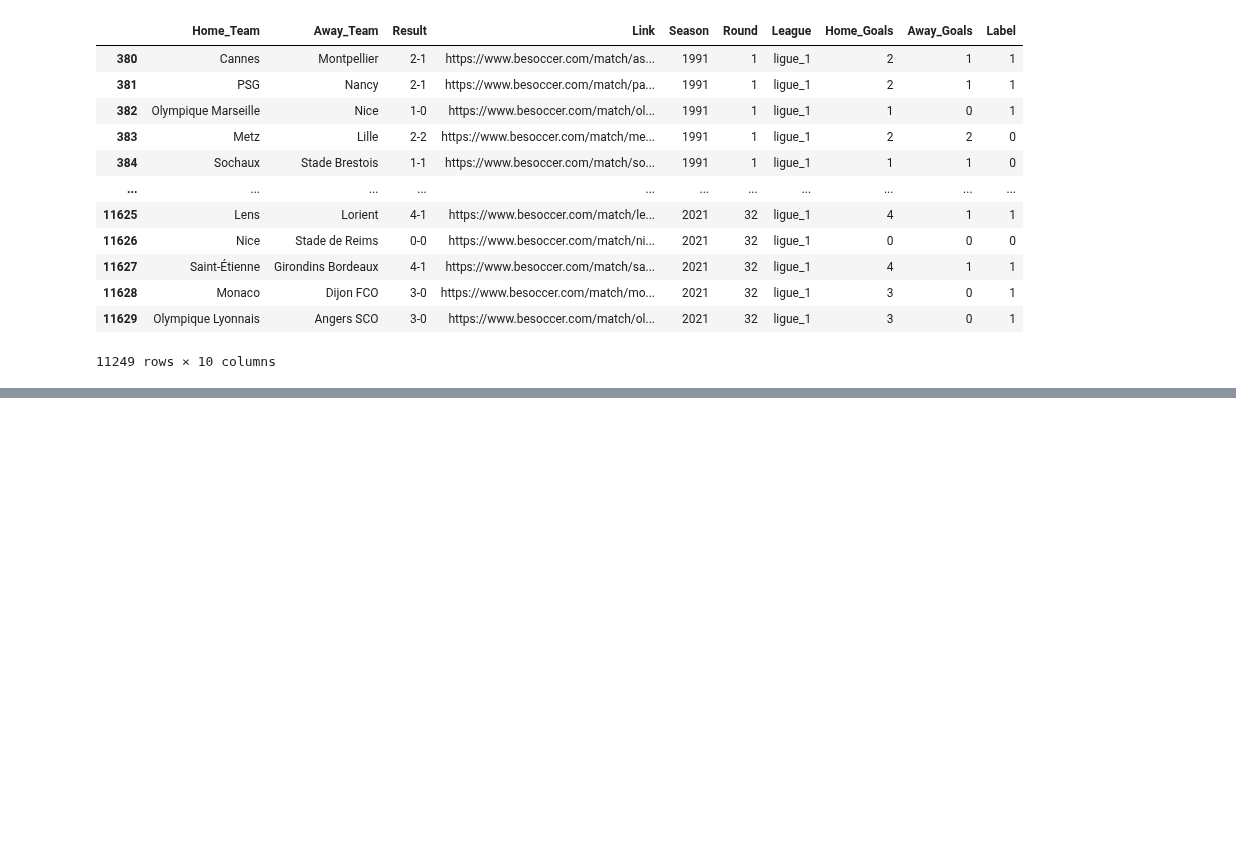
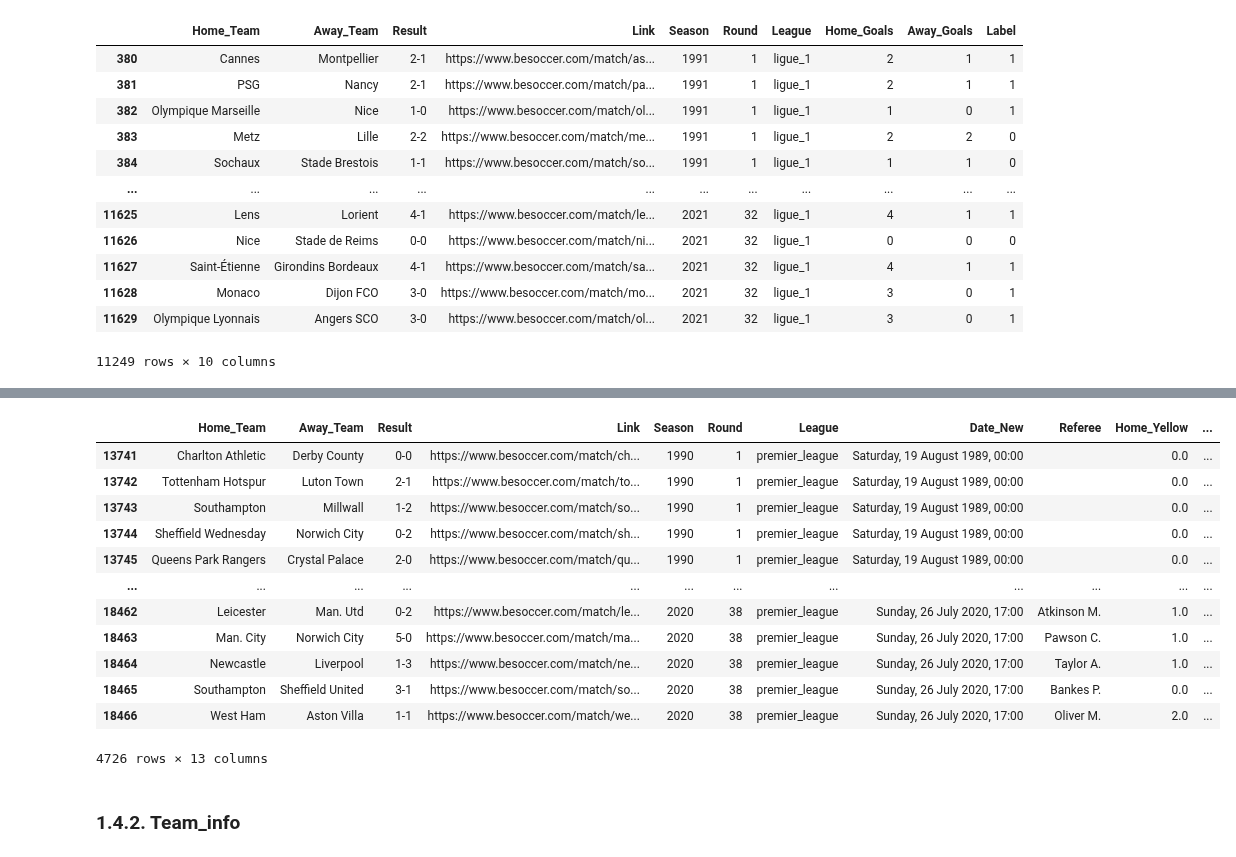
Before and after one commit to armanh3k/Football-Outcome-Predictions, a Jupyter notebook: eda.ipynb, the cells around one changed output, grey strips where cells are left out. Saved outputs shown, nothing was run; the diff lists cells and outputs as text; code cells hidden in the pictures; blank space fills up the shorter version.

```diff
--- a/eda.ipynb
+++ b/eda.ipynb
@@ -435,0 +561,18 @@ full_results_table.loc[(full_results_table['League'] == 'ligue_1')]
+# %%
+full_results_table.loc[(full_results_table['League'] == 'premier_league')]
+# %% [output]
+|  | Home_Team | Away_Team | Result | Link | Season | Round | League | Date_New | Referee | Home_Yellow | ... |
+| 13741 | Charlton Athletic | Derby County | 0-0 | https://www.besoccer.com/match/ch... | 1990 | 1 | premier_league | Saturday, 19 August 1989, 00:00 |  | 0.0 | ... |
+| 13742 | Tottenham Hotspur | Luton Town | 2-1 | https://www.besoccer.com/match/to... | 1990 | 1 | premier_league | Saturday, 19 August 1989, 00:00 |  | 0.0 | ... |
+| 13743 | Southampton | Millwall | 1-2 | https://www.besoccer.com/match/so... | 1990 | 1 | premier_league | Saturday, 19 August 1989, 00:00 |  | 0.0 | ... |
+| 13744 | Sheffield Wednesday | Norwich City | 0-2 | https://www.besoccer.com/match/sh... | 1990 | 1 | premier_league | Saturday, 19 August 1989, 00:00 |  | 0.0 | ... |
+| 13745 | Queens Park Rangers | Crystal Palace | 2-0 | https://www.besoccer.com/match/qu... | 1990 | 1 | premier_league | Saturday, 19 August 1989, 00:00 |  | 0.0 | ... |
+| ... | ... | ... | ... | ... | ... | ... | ... | ... | ... | ... | ... |
+| 18462 | Leicester | Man. Utd | 0-2 | https://www.besoccer.com/match/le... | 2020 | 38 | premier_league | Sunday, 26 July 2020, 17:00 | Atkinson M. | 1.0 | ... |
+| 18463 | Man. City | Norwich City | 5-0 | https://www.besoccer.com/match/ma... | 2020 | 38 | premier_league | Sunday, 26 July 2020, 17:00 | Pawson C. | 1.0 | ... |
+| 18464 | Newcastle | Liverpool | 1-3 | https://www.besoccer.com/match/ne... | 2020 | 38 | premier_league | Sunday, 26 July 2020, 17:00 | Taylor A. | 1.0 | ... |
+| 18465 | Southampton | Sheffield United | 3-1 | https://www.besoccer.com/match/so... | 2020 | 38 | premier_league | Sunday, 26 July 2020, 17:00 | Bankes P. | 0.0 | ... |
+| 18466 | West Ham | Aston Villa | 1-1 | https://www.besoccer.com/match/we... | 2020 | 38 | premier_league | Sunday, 26 July 2020, 17:00 | Oliver M. | 2.0 | ... |
+4726 rows × 13 columns
+# %% [markdown]
+### 1.4.2. Team_info
```
Also changed, not shown: parts of 16 cells of this notebook, 1 other file.
